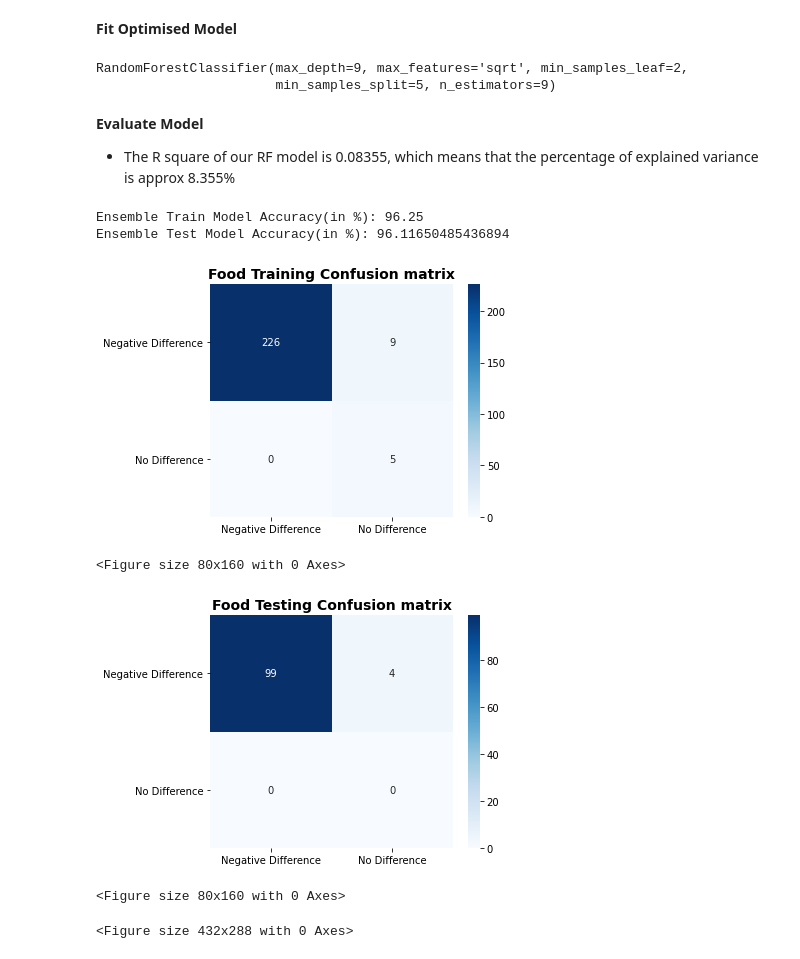
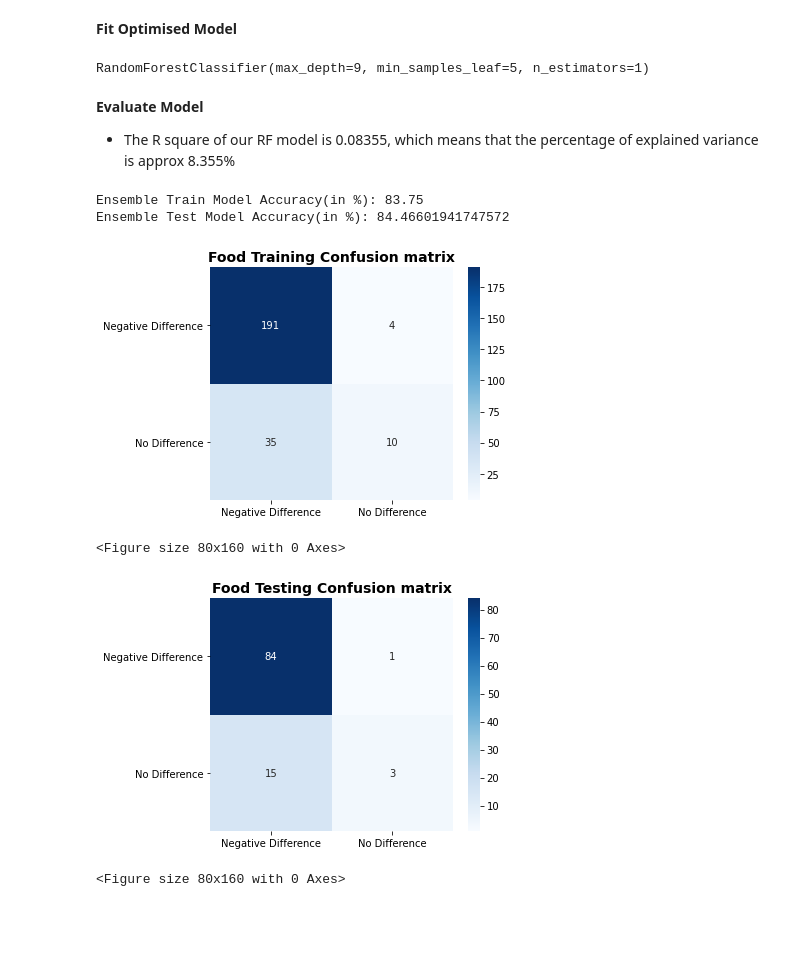
Before and after one commit to Claudia-Offner/MapAction_Dissertation, a Jupyter notebook: 3 - ML_food_classifier.ipynb, the cells around one changed output. Cells and saved outputs as stored; diff of their text form; code cells hidden in the pictures; blank space fills up the shorter version.

```diff
--- a/3 - ML_food_classifier.ipynb
+++ b/3 - ML_food_classifier.ipynb
@@ -147,12 +147,11 @@ Found: {'bootstrap': True,
 # %%
 # C. RESULTS
 # Fit optimised model
-clf=RandomForestClassifier(n_estimators=9, min_samples_leaf=2, min_samples_split=5,
-                           max_features='sqrt', max_depth=9, bootstrap=True)
+clf=RandomForestClassifier(n_estimators=1, min_samples_leaf=5, min_samples_split=2,
+                           max_features='auto', max_depth=9, bootstrap=True)
 clf.fit(x_train,y_train)
 # %% [output]
-RandomForestClassifier(max_depth=9, max_features='sqrt', min_samples_leaf=2,
-                       min_samples_split=5, n_estimators=9)
+RandomForestClassifier(max_depth=9, min_samples_leaf=5, n_estimators=1)
 # %% [markdown]
 **Evaluate Model**
 * The R square of our RF model is 0.08355, which means that the percentage of explained variance is approx 8.355%
@@ -169,21 +168,26 @@ def plot_confusion_matrix(train_pred, train, dom):
     plt.figure(figsize=(1, 2), dpi=80)
     plt.show()
 
-# Evaluate performance
-y_train_pred = clf.predict(x_train)
-y_test_pred = clf.predict(x_test)
-print(f'Ensemble Train Model Accuracy(in %): {metrics.accuracy_score(y_train_pred,y_train)*100}')
-print(f'Ensemble Test Model Accuracy(in %): {metrics.accuracy_score(y_test_pred,y_test)*100}')
-train = plot_confusion_matrix(y_train_pred,y_train,dom='Training')
-test = plot_confusion_matrix(y_test_pred,y_test,dom='Testing')
+threshold = 0.1
+predicted_proba = clf.predict_proba(x_train)
+predicted_train = (predicted_proba [:,1] >= threshold).astype('int')
+predicted_proba = clf.predict_proba(x_test)
+predicted_test = (predicted_proba [:,1] >= threshold).astype('int')
+
+accuracy_train = metrics.accuracy_score(predicted_train,y_train)
+accuracy_test = metrics.accuracy_score(predicted_test, y_test)
-# %% [output]
-Ensemble Train Model Accuracy(in %): 96.25
-Ensemble Test Model Accuracy(in %): 96.11650485436894
-[figure, removed]
-<Figure size 80x160 with 0 Axes>
-[figure, removed]
-<Figure size 80x160 with 0 Axes>
-<Figure size 432x288 with 0 Axes>
+# %%
+print(f'Ensemble Train Model Accuracy(in %): {accuracy_train*100}')
+print(f'Ensemble Test Model Accuracy(in %): {accuracy_test*100}')
+train = plot_confusion_matrix(predicted_train,y_train,dom='Training')
+test = plot_confusion_matrix(predicted_test,y_test,dom='Testing')
+# %% [output]
+Ensemble Train Model Accuracy(in %): 83.75
+Ensemble Test Model Accuracy(in %): 84.46601941747572
+[figure, added]
+<Figure size 80x160 with 0 Axes>
+[figure, added]
+<Figure size 80x160 with 0 Axes>
 # %%
 # Evaluate variable importance
 
```
Also changed, not shown: parts of 3 cells of this notebook.
